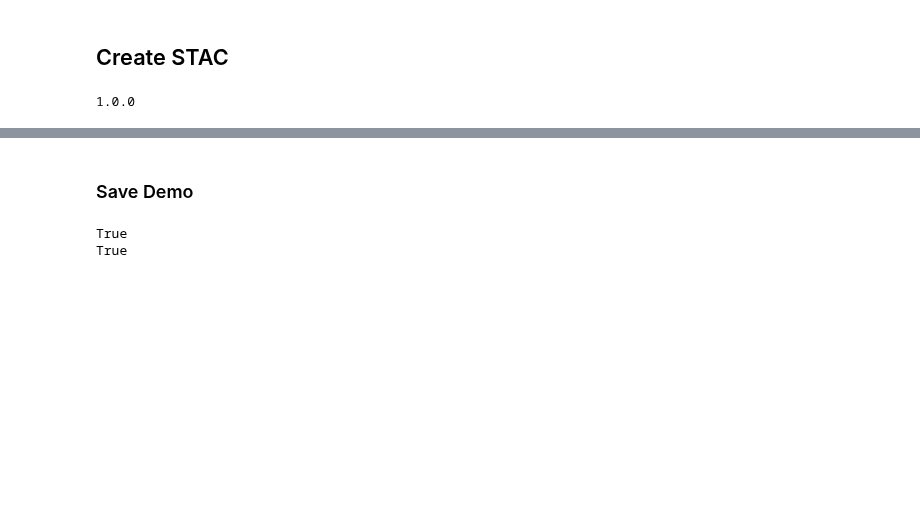
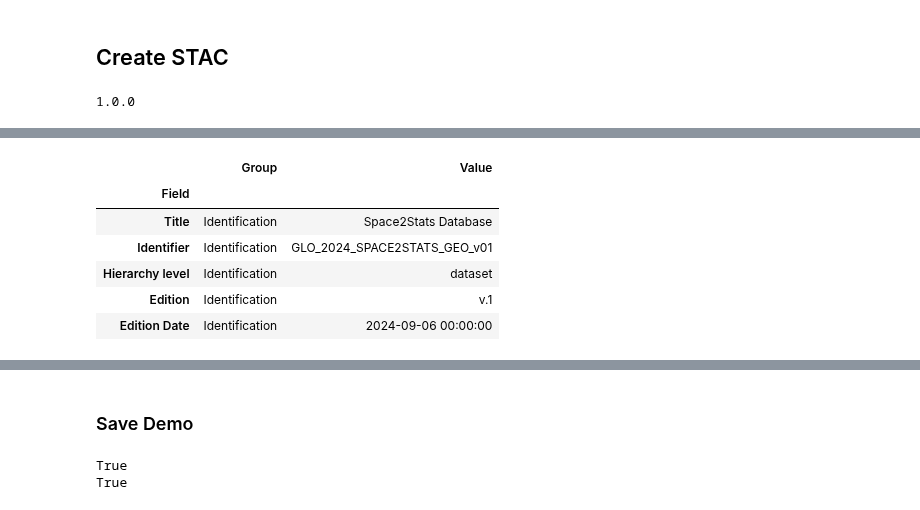
Before and after one commit to worldbank/DECAT_Space2Stats, a Jupyter notebook: notebooks/METADATA/metadata.ipynb, the cells around one changed output, grey strips where cells are left out. Cells and saved outputs as stored; diff of their text form; code cells hidden in the pictures; blank space fills up the shorter version.

```diff
--- a/notebooks/METADATA/metadata.ipynb
+++ b/notebooks/METADATA/metadata.ipynb
@@ -183,0 +66,10 @@ catalog = Catalog(
+# %%
+nada.head()
+# %% [output]
+|  | Group | Value |
+| Field |  |  |
+| Title | Identification | Space2Stats Database |
+| Identifier | Identification | GLO_2024_SPACE2STATS_GEO_v01 |
+| Hierarchy level | Identification | dataset |
+| Edition | Identification | v.1 |
+| Edition Date | Identification | 2024-09-06 00:00:00 |
```
Also changed, not shown: parts of 57 cells of this notebook, 6 other files.
